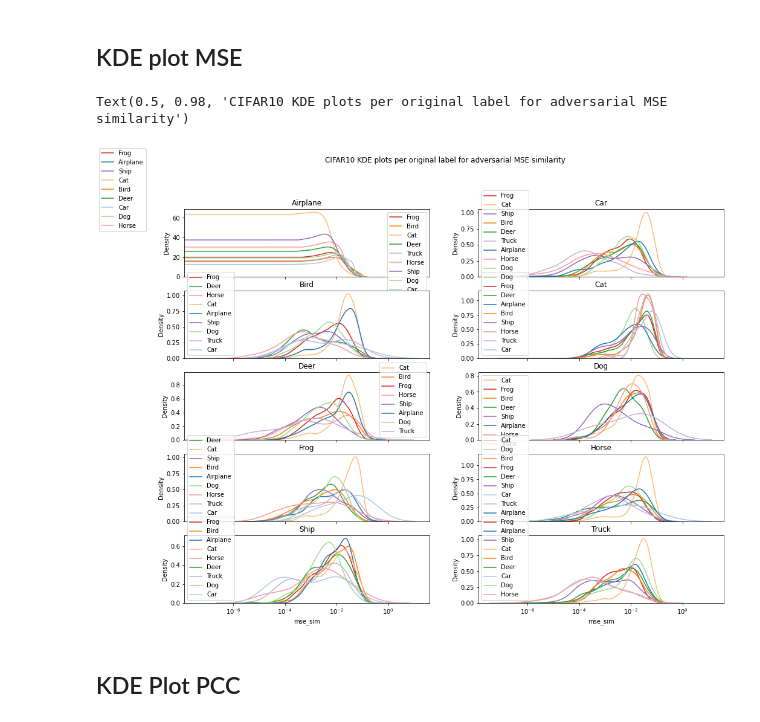
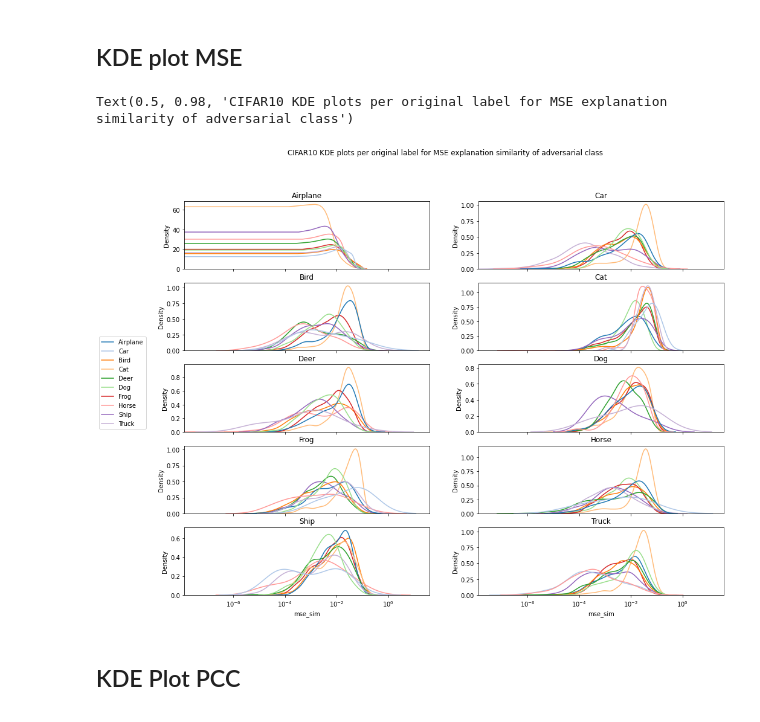
Before and after one commit to inovex/hiding-adversarial-attacks, a Jupyter notebook: notebooks/3_eda_pre_training_similarity_distribution_gradcam.ipynb, the cells around one changed output. Saved outputs shown, nothing was run; the diff lists cells and outputs as text; code cells hidden in the pictures.

```diff
--- a/notebooks/3_eda_pre_training_similarity_distribution_gradcam.ipynb
+++ b/notebooks/3_eda_pre_training_similarity_distribution_gradcam.ipynb
@@ -307,5 +309,8 @@ palette=sns.color_palette("tab20", 10)
 # %% [markdown]
 # Distribution plots (KDE) for all data sets per metric & adversarial class
+# %%
+def get_handles_from_labels(labels, palette=sns.color_palette("tab20", 10)):
+    return [lines.Line2D([0], [0], ls='-', c=c) for l, c in zip(labels, palette)]
 # %% [markdown]
 ## MNIST
 # %% [markdown]
@@ -349,8 +358,10 @@ for idx, (cat, ax) in enumerate(zip(categories, axes.flatten())):
         #ax.legend()
     #ax.set_xscale('log')
     ax.set_title(cat)
-    handles, labels = ax.get_legend_handles_labels()
 
-fig.legend(handles, labels, loc='upper left')
-fig.suptitle("MNIST KDE plots per original label for adversarial PCC similarity")
+labels = list(range(0, 10))
+handles = get_handles_from_labels(labels)
+
+fig.legend(handles, labels, loc='center left')
+fig.suptitle("MNIST KDE plots per original label for PCC explanation similarity of adversarial class")
 # %% [output]
@@ -372,11 +383,13 @@ for idx, (cat, ax) in enumerate(zip(categories, axes.flatten())):
     for adv_cat, color in zip(adv_categories, _palette):
         sim = class_sim[class_sim["adv_label" ] == adv_cat]
         ax = sns.kdeplot(data=sim, x="mse_sim", ax=ax, color=color, label=fashion_mnist_mapping[int(adv_cat)])
-        ax.legend()
+        #ax.legend()
     ax.set_xscale('log')
     ax.set_title(cat)
-    handles, labels = ax.get_legend_handles_labels()
 
-fig.legend(handles, labels, loc='upper left')
-fig.suptitle("FashionMNIST KDE plots per original label for adversarial MSE similarity")
+labels = list(fashion_mnist_mapping.values())
+handles = get_handles_from_labels(labels)
+
+fig.legend(handles, labels, loc='center left')
+fig.suptitle("FashionMNIST KDE plots per original label for MSE explanation similarity of adversarial class")
 # %% [output]
@@ -396,11 +409,13 @@ for idx, (cat, ax) in enumerate(zip(categories, axes.flatten())):
     for adv_cat, color in zip(adv_categories, _palette):
         sim = class_sim[class_sim["adv_label" ] == adv_cat]
         ax = sns.kdeplot(data=sim, x="pcc_sim", ax=ax, color=color, label=fashion_mnist_mapping[int(adv_cat)])
-        ax.legend()
+        #ax.legend()
     #ax.set_xscale('log')
     ax.set_title(cat)
-    handles, labels = ax.get_legend_handles_labels()
 
-fig.legend(handles, labels, loc='upper left')
-fig.suptitle("FashionMNIST KDE plots per original label for adversarial PCC similarity")
+labels = list(fashion_mnist_mapping.values())
+handles = get_handles_from_labels(labels)
+
+fig.legend(handles, labels, loc='center left')
+fig.suptitle("FashionMNIST KDE plots per original label for PCC explanation similarity of adversarial class")
 # %% [output]
@@ -413,25 +428,28 @@ Text(0.5, 0.98, 'FashionMNIST KDE plots per original label for adversarial PCC s
 # %%
 categories = list(cifar10_sim.sort_values(by="orig_label")["orig_label_name"].unique())
 fig, axes = plt.subplots(5,2, figsize=(16,12), sharex=True)
 for idx, (cat, ax) in enumerate(zip(categories, axes.flatten())):
     class_sim = cifar10_sim[cifar10_sim["orig_label_name" ] == cat]
 
     adv_categories = list(class_sim["adv_label"].unique())
     _palette = [palette[int(c)] for c in adv_categories]
 
     for adv_cat, color in zip(adv_categories, _palette):
         sim = class_sim[class_sim["adv_label" ] == adv_cat]
         ax = sns.kdeplot(data=sim, x="mse_sim", ax=ax, color=color, label=cifar10_mapping[int(adv_cat)])
-        ax.legend()
+        #ax.legend()
     ax.set_xscale('log')
     ax.set_title(cat)
-    handles, labels = ax.get_legend_handles_labels()
 
-fig.legend(handles, labels, loc='upper left')
-fig.suptitle("CIFAR10 KDE plots per original label for adversarial MSE similarity")
+
+labels = list(cifar10_mapping.values())
+handles = get_handles_from_labels(labels)
+
+fig.legend(handles, labels, loc='center left')
+fig.suptitle("CIFAR10 KDE plots per original label for MSE explanation similarity of adversarial class")
 # %% [output]
-Text(0.5, 0.98, 'CIFAR10 KDE plots per original label for adversarial MSE similarity')
+Text(0.5, 0.98, 'CIFAR10 KDE plots per original label for MSE explanation similarity of adversarial class')
-[figure, old version]
+[figure, new version]
 # %% [markdown]
 ## KDE Plot PCC
 # %%
```
Also changed, not shown: parts of 17 cells of this notebook, 1 other file.
